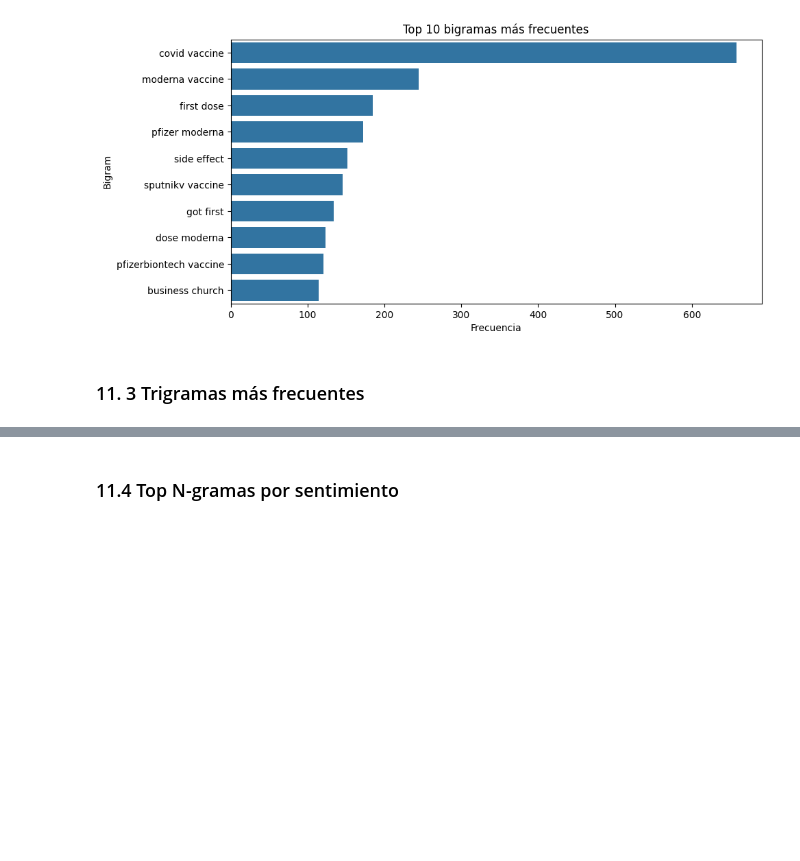
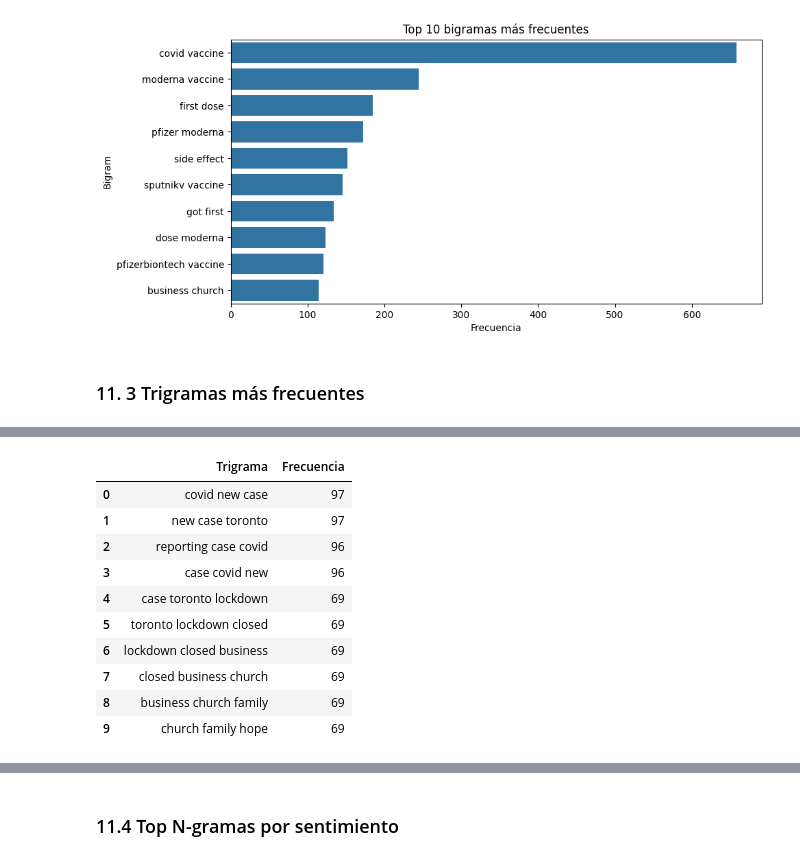
Before and after one commit to Jormao2025/Data_Science_1, a Jupyter notebook: Proyecto_Final_Data_Science_III_Análisis_Sentimiento_en_Tweets_sobre_Vacunas_contra_COVID_19.ipynb, the cells around one changed output, grey strips where cells are left out. Cells and saved outputs as stored; diff of their text form; code cells hidden in the pictures; blank space fills up the shorter version.

```diff
--- a/Proyecto_Final_Data_Science_III_Análisis_Sentimiento_en_Tweets_sobre_Vacunas_contra_COVID_19.ipynb
+++ b/Proyecto_Final_Data_Science_III_Análisis_Sentimiento_en_Tweets_sobre_Vacunas_contra_COVID_19.ipynb
@@ -574,0 +579,33 @@ plt.show()
+# %%
+# Vectorizador para trigramas
+trigram_vectorizer = CountVectorizer(ngram_range=(3,3), max_features=10)
+
+X_trigrams = trigram_vectorizer.fit_transform(df['clean_text'])
+
+# Sumar frecuencia
+sum_words_tri = X_trigrams.sum(axis=0)
+
+words_freq_tri = [
+    (word, sum_words_tri[0, idx])
+    for word, idx in trigram_vectorizer.vocabulary_.items()
+]
+
+# Ordenar
+words_freq_tri = sorted(words_freq_tri, key=lambda x: x[1], reverse=True)
+
+# Crear dataframe
+trigram_df = pd.DataFrame(words_freq_tri, columns=['Trigrama', 'Frecuencia'])
+
+trigram_df
+# %% [output]
+|  | Trigrama | Frecuencia |
+| 0 | covid new case | 97 |
+| 1 | new case toronto | 97 |
+| 2 | reporting case covid | 96 |
+| 3 | case covid new | 96 |
+| 4 | case toronto lockdown | 69 |
+| 5 | toronto lockdown closed | 69 |
+| 6 | lockdown closed business | 69 |
+| 7 | closed business church | 69 |
+| 8 | business church family | 69 |
+| 9 | church family hope | 69 |
```
Also changed, not shown: parts of 8 cells of this notebook.
